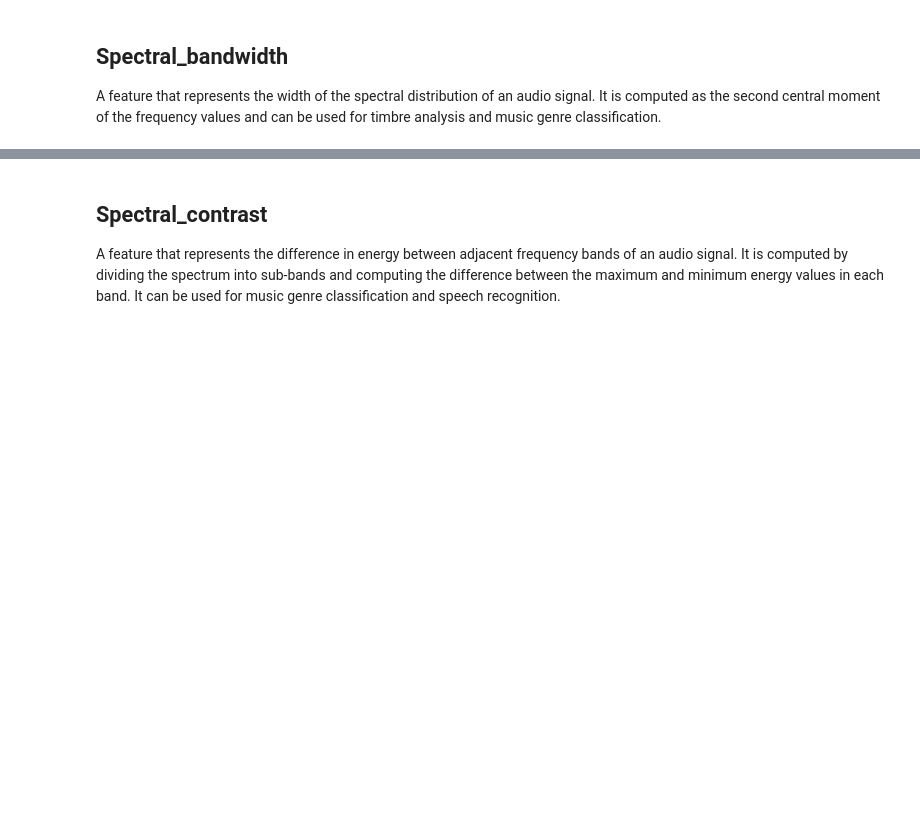
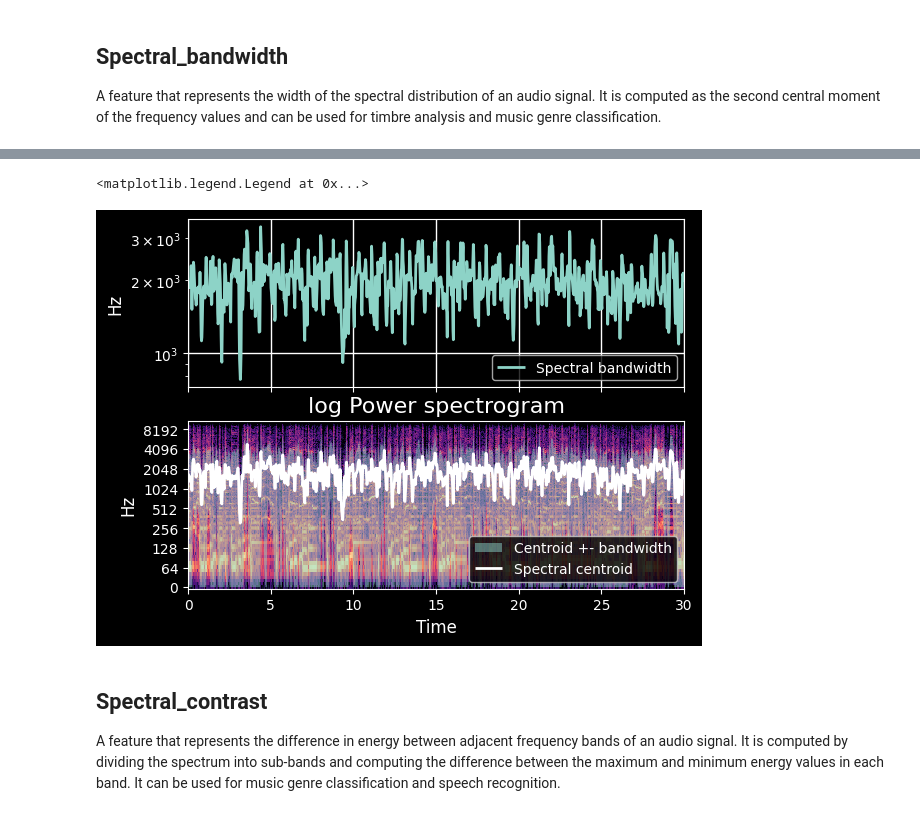
Before and after one commit to OrderAndCh4oS/analyse-audio-python, a Jupyter notebook: analyse_audio_features.ipynb, the cells around one changed output, grey strips where cells are left out. Saved outputs shown, nothing was run; the diff lists cells and outputs as text; code cells hidden in the pictures; blank space fills up the shorter version.

```diff
--- a/analyse_audio_features.ipynb
+++ b/analyse_audio_features.ipynb
@@ -454,3 +640,22 @@ A feature that represents the width of the spectral distribution of an audio sig
+# %%
+fig, ax = plt.subplots(nrows=2, sharex=True)
+times = librosa.times_like(spec_bw)
+centroid = librosa.feature.spectral_centroid(S=S)
+ax[0].semilogy(times, spec_bw[0], label='Spectral bandwidth')
+ax[0].set(ylabel='Hz', xticks=[], xlim=[times.min(), times.max()])
+ax[0].legend()
+ax[0].label_outer()
+librosa.display.specshow(librosa.amplitude_to_db(S, ref=np.max),
+                         y_axis='log', x_axis='time', ax=ax[1])
+ax[1].set(title='log Power spectrogram')
+ax[1].fill_between(times, np.maximum(0, centroid[0] - spec_bw[0]),
+                np.minimum(centroid[0] + spec_bw[0], sr/2),
+                alpha=0.5, label='Centroid +- bandwidth')
+ax[1].plot(times, centroid[0], label='Spectral centroid', color='w')
+ax[1].legend(loc='lower right')
+# %% [output]
+<matplotlib.legend.Legend at 0x...>
+[figure, added]
 # %% [markdown]
 ## Spectral_contrast
 
```
Also changed, not shown: parts of 30 cells of this notebook.
